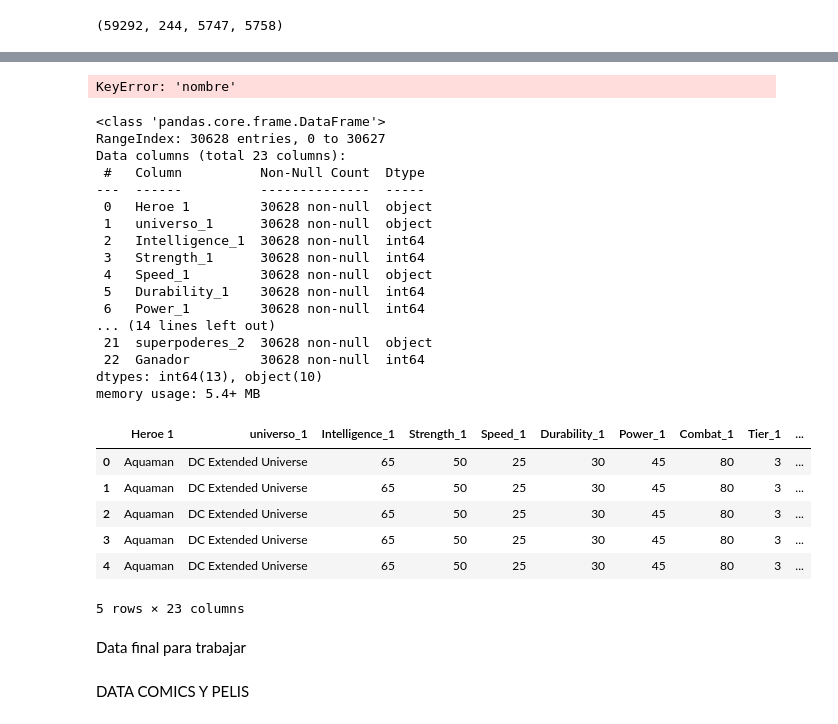
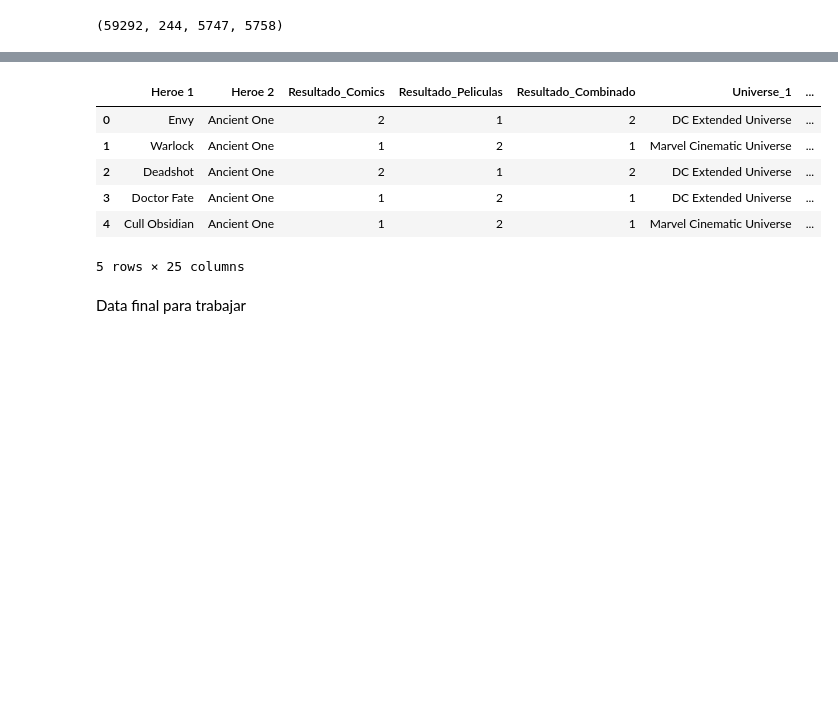
Before and after one commit to Lokhy87/Proyecto-Machine-Learning, a Jupyter notebook: data_DC_MCU.ipynb, the cells around one changed output, grey strips where cells are left out. Saved outputs shown, nothing was run; the diff lists cells and outputs as text; code cells hidden in the pictures; blank space fills up the shorter version.

Commit message:
Nuevo data final

```diff
--- a/data_DC_MCU.ipynb
+++ b/data_DC_MCU.ipynb
@@ -533,48 +439,13 @@ memory usage: 11.3+ MB
-# %%
-# Asegurarse de que los nombres de los héroes sean únicos en df_heroes
-df_heroes = df_heroes.drop_duplicates(subset=['nombre'])
-
-# Realizar la primera fusión
-merge_data_heroes_1 = df_new_results.merge(df_new_results, left_on='Heroe 1', right_on='nombre', how='left', suffixes=('_1', '_2'))
-
-# Realizar la segunda fusión
-merge_data_final = merge_data_heroes_1.merge(df_new_results, left_on='Heroe 2', right_on='nombre', how='left', suffixes=('_1', '_2'))
-
-# Seleccionar y renombrar columnas para evitar duplicación y confusión
-merge_data_final = merge_data_final[[
-    'Heroe 1','universo_1', 'Intelligence_1', 'Strength_1', 'Speed_1', 'Durability_1', 'Power_1', 'Combat_1', 'Tier_1', 'Tier2_1', 'superpoderes_1',
-    'Heroe 2', 'universo_2', 'Intelligence_2', 'Strength_2', 'Speed_2', 'Durability_2', 'Power_2', 'Combat_2', 'Tier_2', 'Tier2_2', 'superpoderes_2',
-    'Ganador_comics', 'Ganador_peliculas', 'Ganador']]
-# %% [output]
-KeyError: 'nombre'
-# %%
-merge_data_final.info()
-merge_data_final.head()
-# %% [output]
-<class 'pandas.core.frame.DataFrame'>
-RangeIndex: 30628 entries, 0 to 30627
-Data columns (total 23 columns):
- #   Column          Non-Null Count  Dtype
----  ------          --------------  -----
- 0   Heroe 1         30628 non-null  object
- 1   universo_1      30628 non-null  object
- 2   Intelligence_1  30628 non-null  int64
- 3   Strength_1      30628 non-null  int64
- 4   Speed_1         30628 non-null  object
- 5   Durability_1    30628 non-null  int64
- 6   Power_1         30628 non-null  int64
-... (14 lines left out)
- 21  superpoderes_2  30628 non-null  object
- 22  Ganador         30628 non-null  int64
-dtypes: int64(13), object(10)
-memory usage: 5.4+ MB
-|  | Heroe 1 | universo_1 | Intelligence_1 | Strength_1 | Speed_1 | Durability_1 | Power_1 | Combat_1 | Tier_1 | ... |
-| 0 | Aquaman | DC Extended Universe | 65 | 50 | 25 | 30 | 45 | 80 | 3 | ... |
-| 1 | Aquaman | DC Extended Universe | 65 | 50 | 25 | 30 | 45 | 80 | 3 | ... |
-| 2 | Aquaman | DC Extended Universe | 65 | 50 | 25 | 30 | 45 | 80 | 3 | ... |
-| 3 | Aquaman | DC Extended Universe | 65 | 50 | 25 | 30 | 45 | 80 | 3 | ... |
-| 4 | Aquaman | DC Extended Universe | 65 | 50 | 25 | 30 | 45 | 80 | 3 | ... |
-5 rows × 23 columns
+# %%
+battle_results_merged_corrected.head()
+# %% [output]
+|  | Heroe 1 | Heroe 2 | Resultado_Comics | Resultado_Peliculas | Resultado_Combinado | Universe_1 | ... |
+| 0 | Envy | Ancient One | 2 | 1 | 2 | DC Extended Universe | ... |
+| 1 | Warlock | Ancient One | 1 | 2 | 1 | Marvel Cinematic Universe | ... |
+| 2 | Deadshot | Ancient One | 2 | 1 | 2 | DC Extended Universe | ... |
+| 3 | Doctor Fate | Ancient One | 1 | 2 | 1 | DC Extended Universe | ... |
+| 4 | Cull Obsidian | Ancient One | 1 | 2 | 1 | Marvel Cinematic Universe | ... |
+5 rows × 25 columns
 # %% [markdown]
 Data final para trabajar
 # %%
@@ -582,2 +452,0 @@ merge_data_final.to_csv('./data/Data_final_MCU_vs_DC.csv', index = False)
-# %% [markdown]
-DATA COMICS Y PELIS
```
Also changed, not shown: parts of 22 cells of this notebook, 2 other files.
